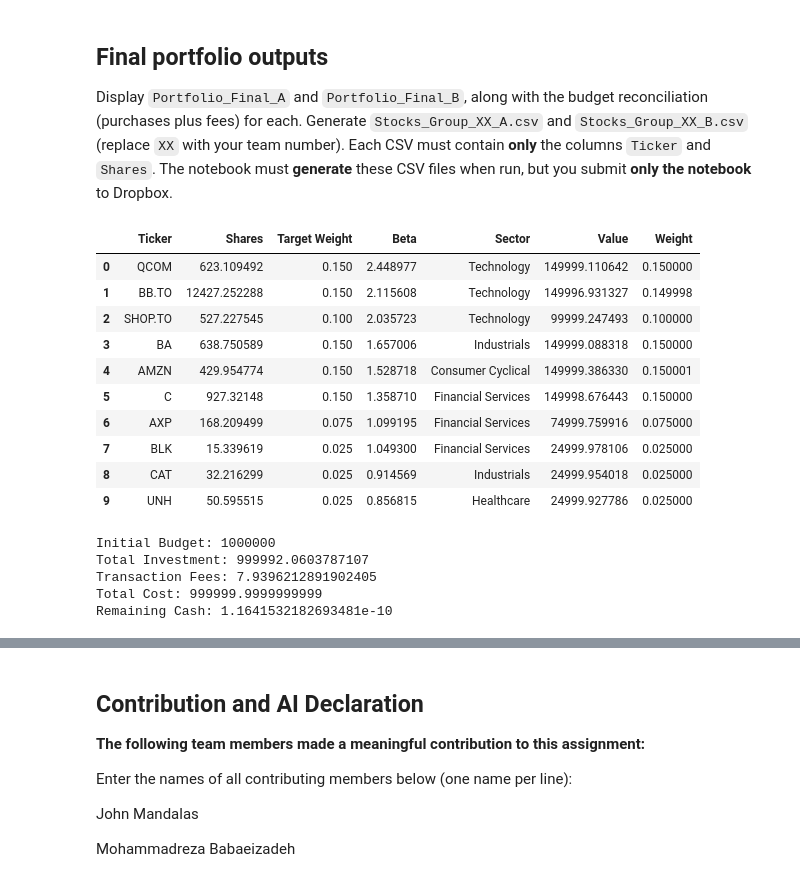
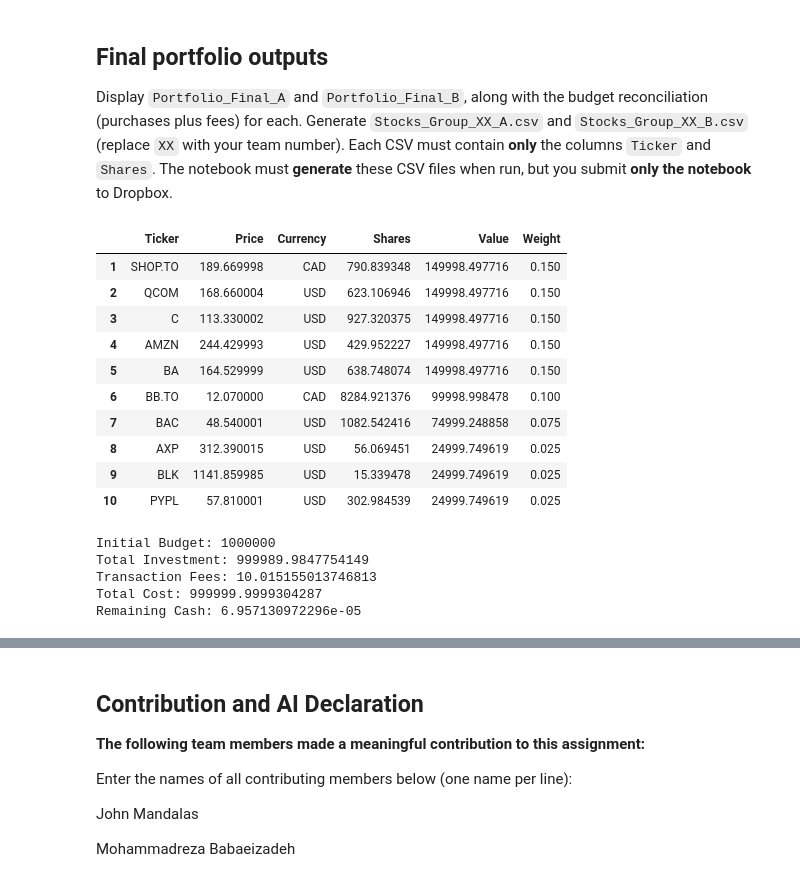
Before and after one commit to john-mandalas-uwaterloo/portfolio-model, a Jupyter notebook: Team_05_Assignment_2026.ipynb, the cells around one changed output, grey strips where cells are left out. Saved outputs shown, nothing was run; the diff lists cells and outputs as text; code cells hidden in the pictures.

```diff
--- a/Team_05_Assignment_2026.ipynb
+++ b/Team_05_Assignment_2026.ipynb
@@ -64,8 +64,13 @@ csv_file_attach = "Tickers_Example.csv"
 """CHANGE THE CSV FILE NAME BEFORE SUBMIT TO Tickers.csv"""
 min_avg_d_vol = 5000
 
-start_date = "2025-10-01"
+# Long term period used to get historical information
+start_date = "2023-10-01"
 end_date = "2026-10-01"
+
+# Training and testing periods
+training_end_date = "2025-09-30" # Training period is from 2023-10-01 to 2025-09-30
+testing_start_date = "2025-10-01" # Testing period is from 2025-10-01 to 2026-09-30
 
 purchase_date = "2026-11-25"
 purchase_end_date = "2026-11-26" # Downloading close price.
@@ -606,7 +649,10 @@ for column in cad_prices.columns:
    if column.endswith("_Close") and not column.endswith("_Adj_Close"):
        close_columns.append(column)
 
-closing_prices_b = cad_prices[close_columns].copy()
+# testing and training it using the first 2 year data...
+training_prices_b = cad_prices.loc[:training_end_date]
+testing_prices_b = cad_prices.loc[testing_start_date:]
+closing_prices_b = training_prices_b[close_columns].copy()
 
 # Remove stocks with incomplete historical price data(Due to different holidays, market close etc.
 closing_prices_b = closing_prices_b.dropna(axis=1)
@@ -1394,38 +1441,52 @@ Display `Portfolio_Final_A` and `Portfolio_Final_B`, along with the budget recon
 # %%
 # Final Portfolio Output - Client A
 
+# Convert the ticker index into a column
 portfolio_a.index.name = "Ticker"
 Portfolio_Final_A = portfolio_a.reset_index()
+
+# Add the original stock price and currency for each ticker
+for i, row in Portfolio_Final_A.iterrows():
+    ticker = row["Ticker"]
+
+    Portfolio_Final_A.loc[i, "Price"] = (purchase_stock_prices_a.loc[purchase_date, ticker + "_Close"])
+    Portfolio_Final_A.loc[i, "Currency"] = (normalized_tickers.set_index("Ticker").loc[ticker, "Currency"])
+
+# Arrange columns in the required order
+Portfolio_Final_A = Portfolio_Final_A[["Ticker", "Price", "Currency", "Shares", "Value", "Weight"]]
+
+Portfolio_Final_A.index = Portfolio_Final_A.index + 1
+
 display(Portfolio_Final_A)
 
 # Budget Reconciliation
 # Display the total investment, transaction fees and remaining cash
 print("Initial Budget:", client_a_budget)
 print("Total Investment:", total_investment_a)
 print("Transaction Fees:", actual_fees_a)
 print("Total Cost:", total_cost_a)
 print("Remaining Cash:", remaining_cash_a)
 
 # Generate CSV File only when all conditions are satisfied.
 if valid_portfolio_a:
    Portfolio_Final_A[["Ticker", "Shares"]].to_csv("Stocks_Group_05_A.csv", index=False)
 # %% [output]
-|  | Ticker | Shares | Target Weight | Beta | Sector | Value | Weight |
-| 0 | QCOM | 623.109492 | 0.150 | 2.448977 | Technology | 149999.110642 | 0.150000 |
-| 1 | BB.TO | 12427.252288 | 0.150 | 2.115608 | Technology | 149996.931327 | 0.149998 |
-| 2 | SHOP.TO | 527.227545 | 0.100 | 2.035723 | Technology | 99999.247493 | 0.100000 |
-| 3 | BA | 638.750589 | 0.150 | 1.657006 | Industrials | 149999.088318 | 0.150000 |
-| 4 | AMZN | 429.954774 | 0.150 | 1.528718 | Consumer Cyclical | 149999.386330 | 0.150001 |
-| 5 | C | 927.32148 | 0.150 | 1.358710 | Financial Services | 149998.676443 | 0.150000 |
-| 6 | AXP | 168.209499 | 0.075 | 1.099195 | Financial Services | 74999.759916 | 0.075000 |
-| 7 | BLK | 15.339619 | 0.025 | 1.049300 | Financial Services | 24999.978106 | 0.025000 |
-| 8 | CAT | 32.216299 | 0.025 | 0.914569 | Industrials | 24999.954018 | 0.025000 |
-| 9 | UNH | 50.595515 | 0.025 | 0.856815 | Healthcare | 24999.927786 | 0.025000 |
+|  | Ticker | Price | Currency | Shares | Value | Weight |
+| 1 | SHOP.TO | 189.669998 | CAD | 790.839348 | 149998.497716 | 0.150 |
+| 2 | QCOM | 168.660004 | USD | 623.106946 | 149998.497716 | 0.150 |
+| 3 | C | 113.330002 | USD | 927.320375 | 149998.497716 | 0.150 |
+| 4 | AMZN | 244.429993 | USD | 429.952227 | 149998.497716 | 0.150 |
+| 5 | BA | 164.529999 | USD | 638.748074 | 149998.497716 | 0.150 |
+| 6 | BB.TO | 12.070000 | CAD | 8284.921376 | 99998.998478 | 0.100 |
+| 7 | BAC | 48.540001 | USD | 1082.542416 | 74999.248858 | 0.075 |
+| 8 | AXP | 312.390015 | USD | 56.069451 | 24999.749619 | 0.025 |
+| 9 | BLK | 1141.859985 | USD | 15.339478 | 24999.749619 | 0.025 |
+| 10 | PYPL | 57.810001 | USD | 302.984539 | 24999.749619 | 0.025 |
 Initial Budget: 1000000
-Total Investment: 999992.0603787107
-Transaction Fees: 7.9396212891902405
-Total Cost: 999999.9999999999
-Remaining Cash: 1.1641532182693481e-10
+Total Investment: 999989.9847754149
+Transaction Fees: 10.015155013746813
+Total Cost: 999999.9999304287
+Remaining Cash: 6.957130972296e-05
 # %%
 # Final Portfolio Output - Client B
 display(Portfolio_Final_B)
```
Also changed, not shown: parts of 12 cells of this notebook, 2 other files.
